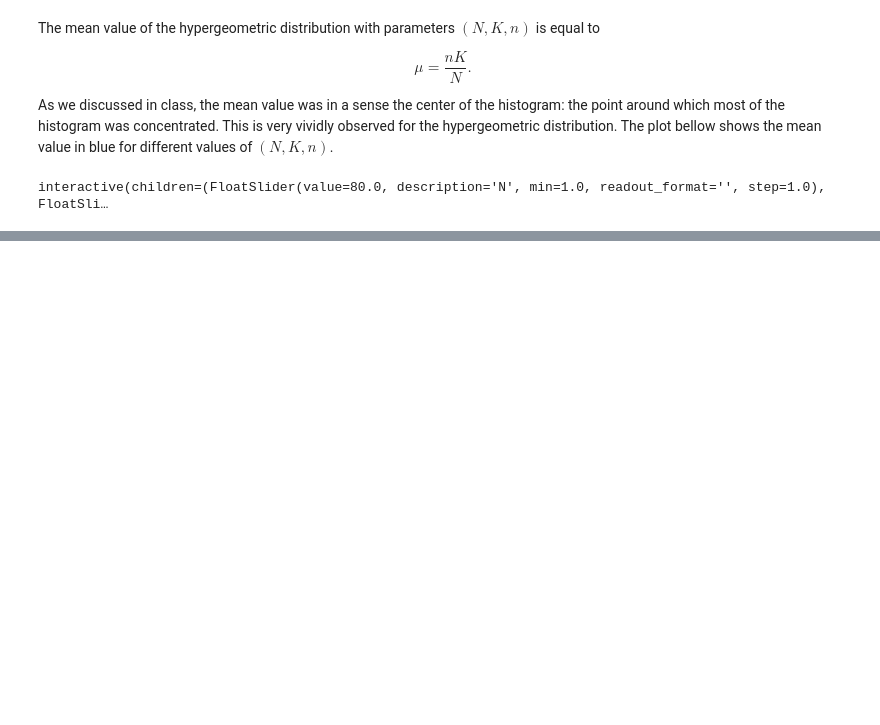
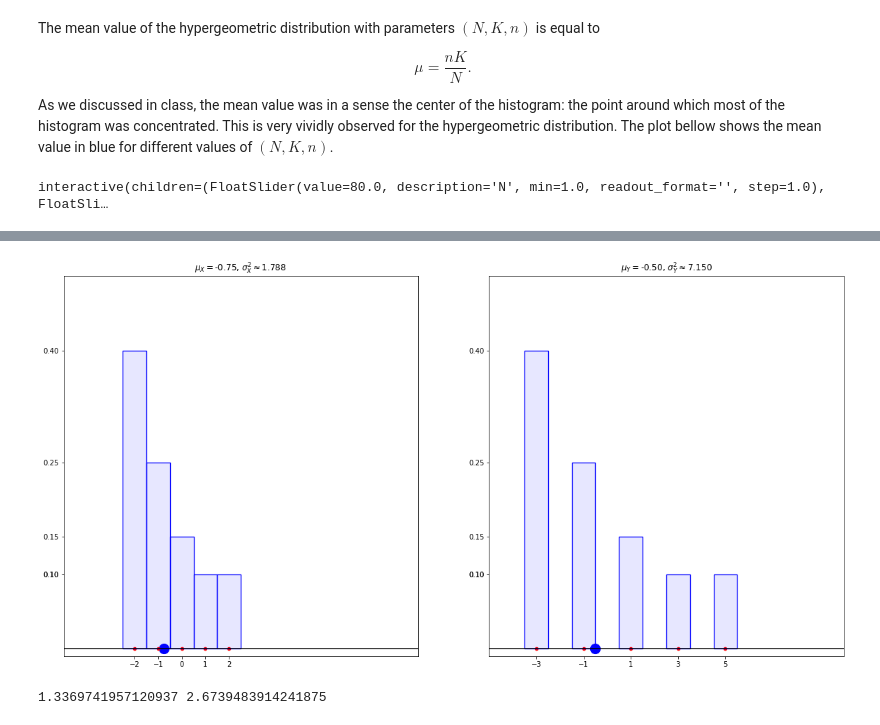
Before and after one commit to a-petr/math3215fall2020, a Jupyter notebook: week03.ipynb, the cells around one changed output, grey strips where cells are left out. Drawn from its saved outputs; the diff is of its cells as text; code cells hidden in the pictures; blank space fills up the shorter version.

```diff
--- a/week03.ipynb
+++ b/week03.ipynb
@@ -60,0 +156,56 @@ interactive(children=(FloatSlider(value=80.0, description='N', min=1.0, readout_
+# %%
+# nbi:hide_in
+import matplotlib.pyplot as plt
+import numpy as np
+plt.rcParams["figure.figsize"] = (20, 10)
+
+# values
+range_x = np.array([-2,-1,0,1,2])
+range_y = np.array([-3,-1,1,3,5])
+xpmf_values = np.array([0.4, 0.25, 0.15, 0.1, 0.1])
+ypmf_values = np.array([0.4, 0.25, 0.15, 0.1, 0.1])
+
+# mean
+mean_x = np.average(range_x, weights = xpmf_values)
+mean_y = np.average(range_y, weights = ypmf_values)
+
+# variance
+mean_x2 = np.average(np.power(range_x,2), weights = xpmf_values)
+mean_y2 = np.average(np.power(range_y,2), weights = ypmf_values)
+var_x = mean_x2 - mean_x**2
+var_y = mean_y2 - mean_y**2
+
+# set up the figure
+fig, [ax1, ax2] = plt.subplots(1,2, num=1, clear=True)
+
+ax1.set_ylim(-0.01,0.5)
+ax1.set_xlim(-5, 10)
+ax1.axhline(y=0, color='k')
+ax1.set_xticks(range_x)
+ax1.set_yticks(xpmf_values)
+
+ax2.set_ylim(-0.01, 0.5)
+ax2.set_xlim(-5, 10)
+ax2.axhline(y=0, color='k')
+ax2.set_xticks(range_y)
+ax2.set_yticks(ypmf_values)
+
+
+#
+ax1.scatter(np.array([mean_x]),np.zeros(1), color ="blue", s=200)
+ax1.scatter(range_x,np.zeros(range_x.shape), color ="red", s=20)
+ax1.bar(range_x, xpmf_values, width=1, color=(0.1, 0.1, 1, 0.1), edgecolor='blue', linewidth=1.3, label="Histogran")
+ax1.set_title(r"$\mu_X=${:.2f}, $\sigma^2_X\approx${:.3f}".format(mean_x, var_x))
+
+
+#
+ax2.scatter(np.array([mean_y]),np.zeros(1), color ="blue", s=200)
+ax2.scatter(range_y,np.zeros(range_y.shape), color ="red", s=20)
+ax2.bar(range_y, ypmf_values, width=1, color=(0.1, 0.1, 1, 0.1), edgecolor='blue', linewidth=1.3, label="Histogran")
+ax2.set_title(r"$\mu_Y=${:.2f}, $\sigma^2_Y\approx${:.3f}".format(mean_y, var_y))
+
+plt.show();
+print(np.sqrt(var_x),np.sqrt(var_y))
+# %% [output]
+[figure, added]
+1.3369741957120937 2.6739483914241875
```
Also changed, not shown: parts of 13 cells of this notebook, 2 other files.
